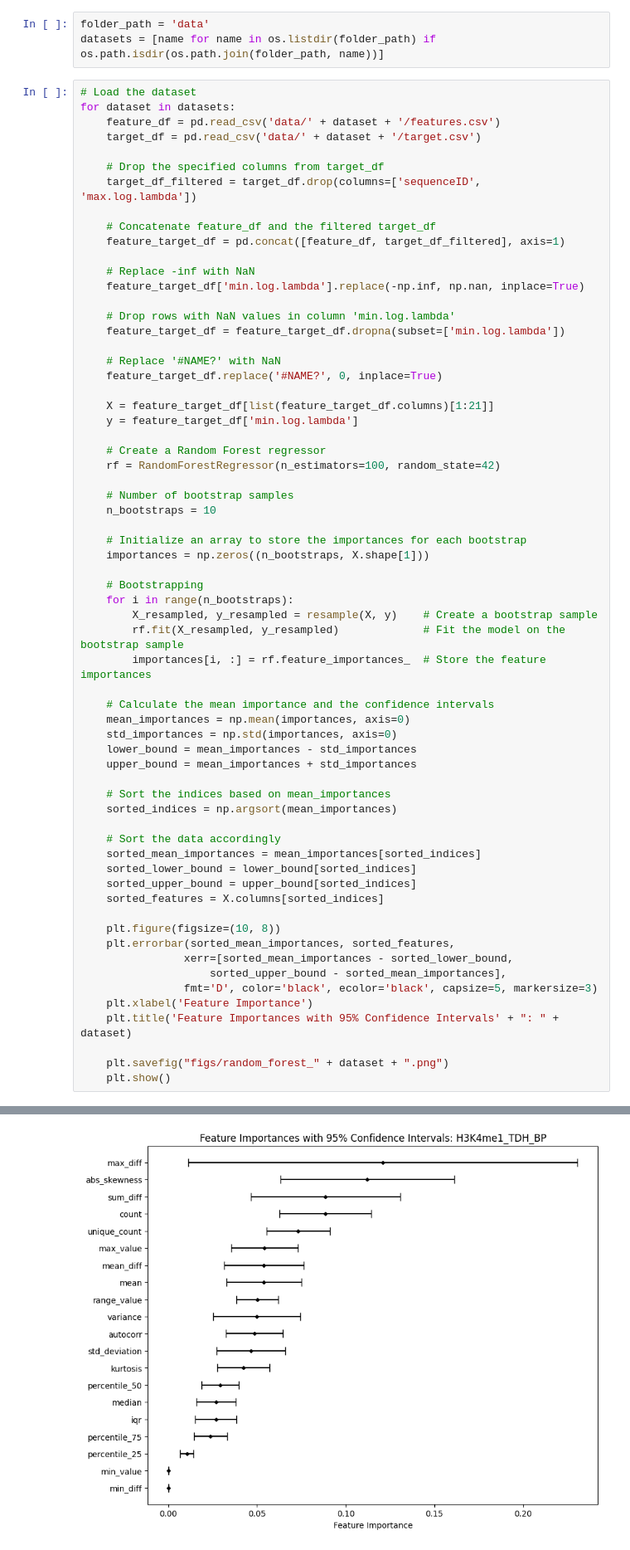
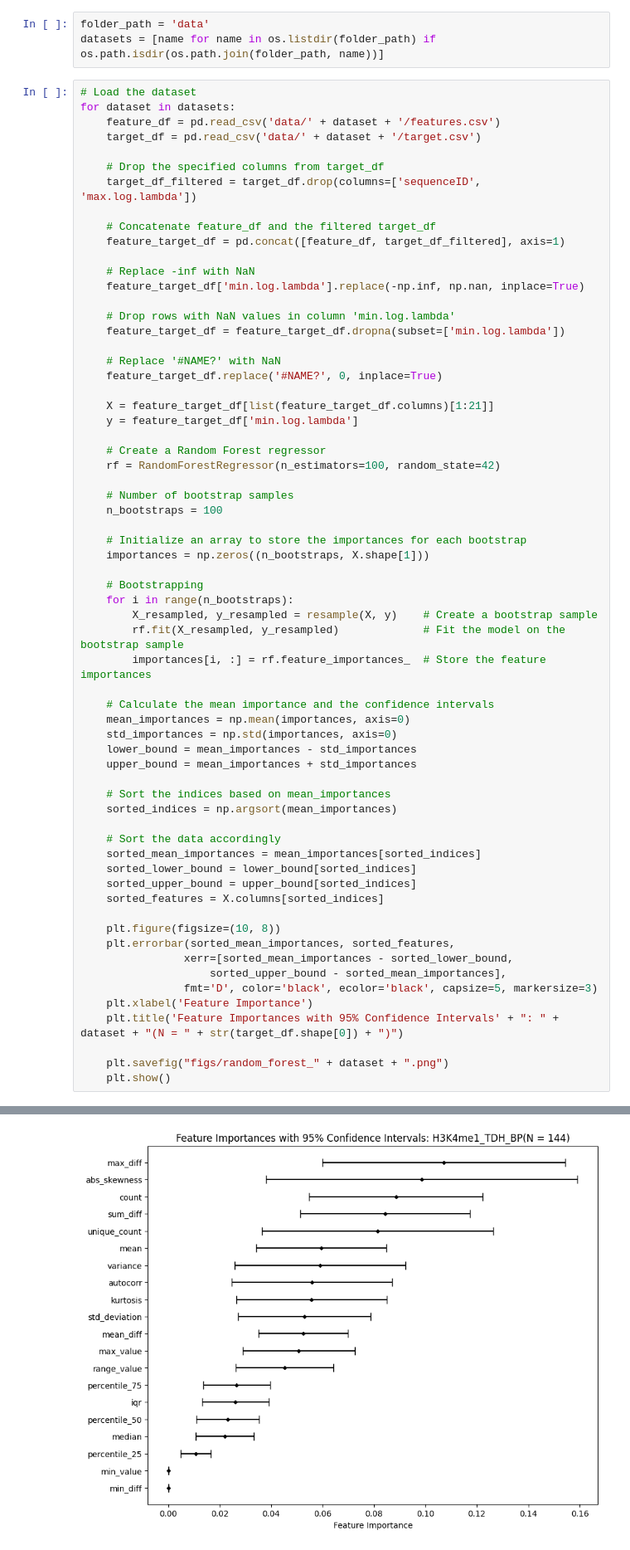
Before and after one commit to lamtung16/ML_ChangepointDetection_FeatureImportance, a Jupyter notebook: random_forest.ipynb, the cells around one changed output, grey strips where cells are left out. Shown at 83% size. Cells and saved outputs as stored; diff of their text form.

```diff
--- a/random_forest.ipynb
+++ b/random_forest.ipynb
@@ -36,7 +36,7 @@ for dataset in datasets:
     rf = RandomForestRegressor(n_estimators=100, random_state=42)
 
     # Number of bootstrap samples
-    n_bootstraps = 10
+    n_bootstraps = 100
 
     # Initialize an array to store the importances for each bootstrap
     importances = np.zeros((n_bootstraps, X.shape[1]))
@@ -68,7 +68,7 @@ for dataset in datasets:
                     sorted_upper_bound - sorted_mean_importances],
                 fmt='D', color='black', ecolor='black', capsize=5, markersize=3)
     plt.xlabel('Feature Importance')
-    plt.title('Feature Importances with 95% Confidence Intervals' + ": " + dataset)
+    plt.title('Feature Importances with 95% Confidence Intervals' + ": " + dataset + "(N = " + str(target_df.shape[0]) + ")")
 
     plt.savefig("figs/random_forest_" + dataset + ".png")
     plt.show()
@@ -87,4 +87,4 @@ for dataset in datasets:
-[figure, old version]
+[figure, new version]
 ... (5 outputs left out)
 # %%
 # # Print the feature importances with confidence intervals
```
Also changed, not shown: parts of 1 cell of this notebook, 17 other files.
